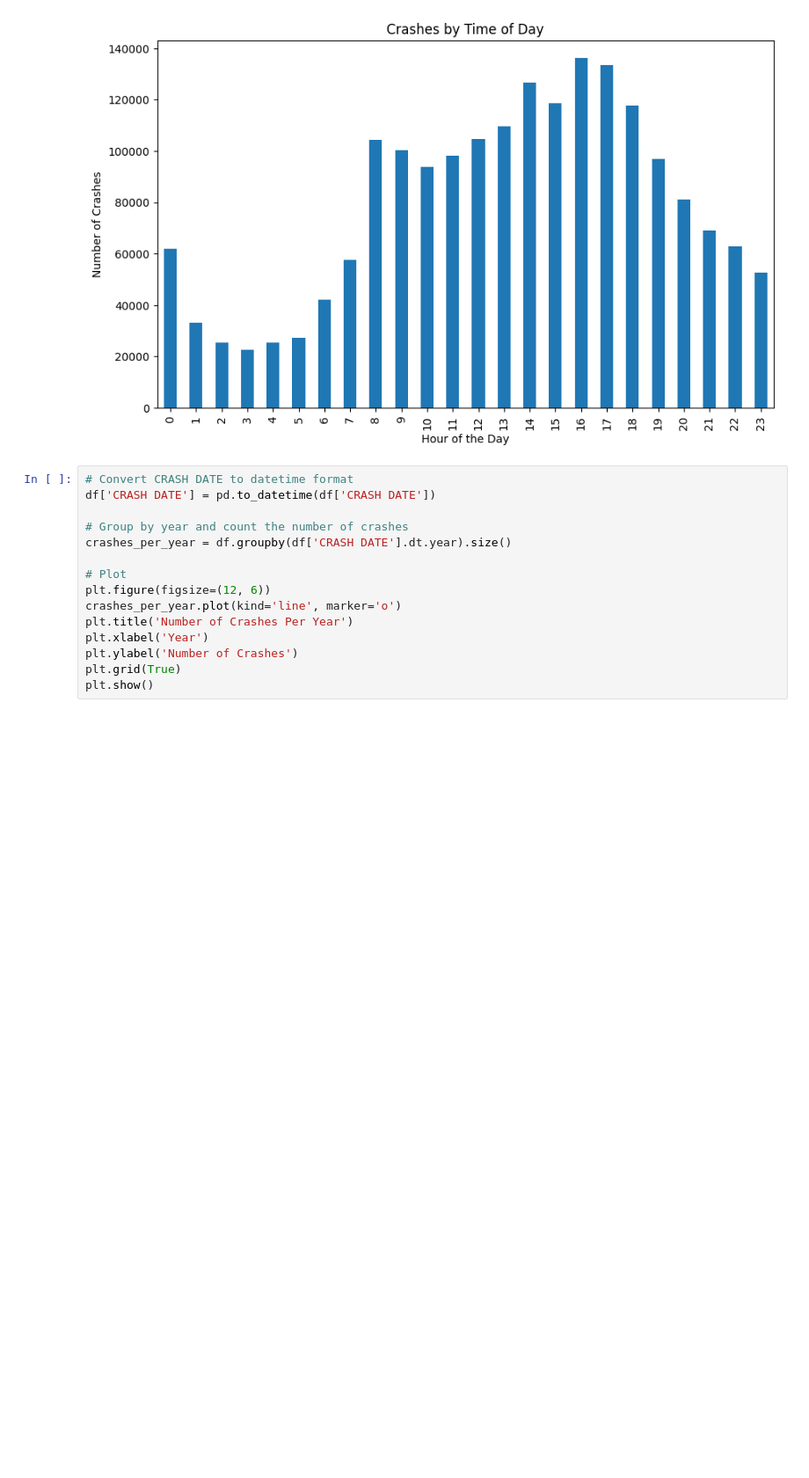
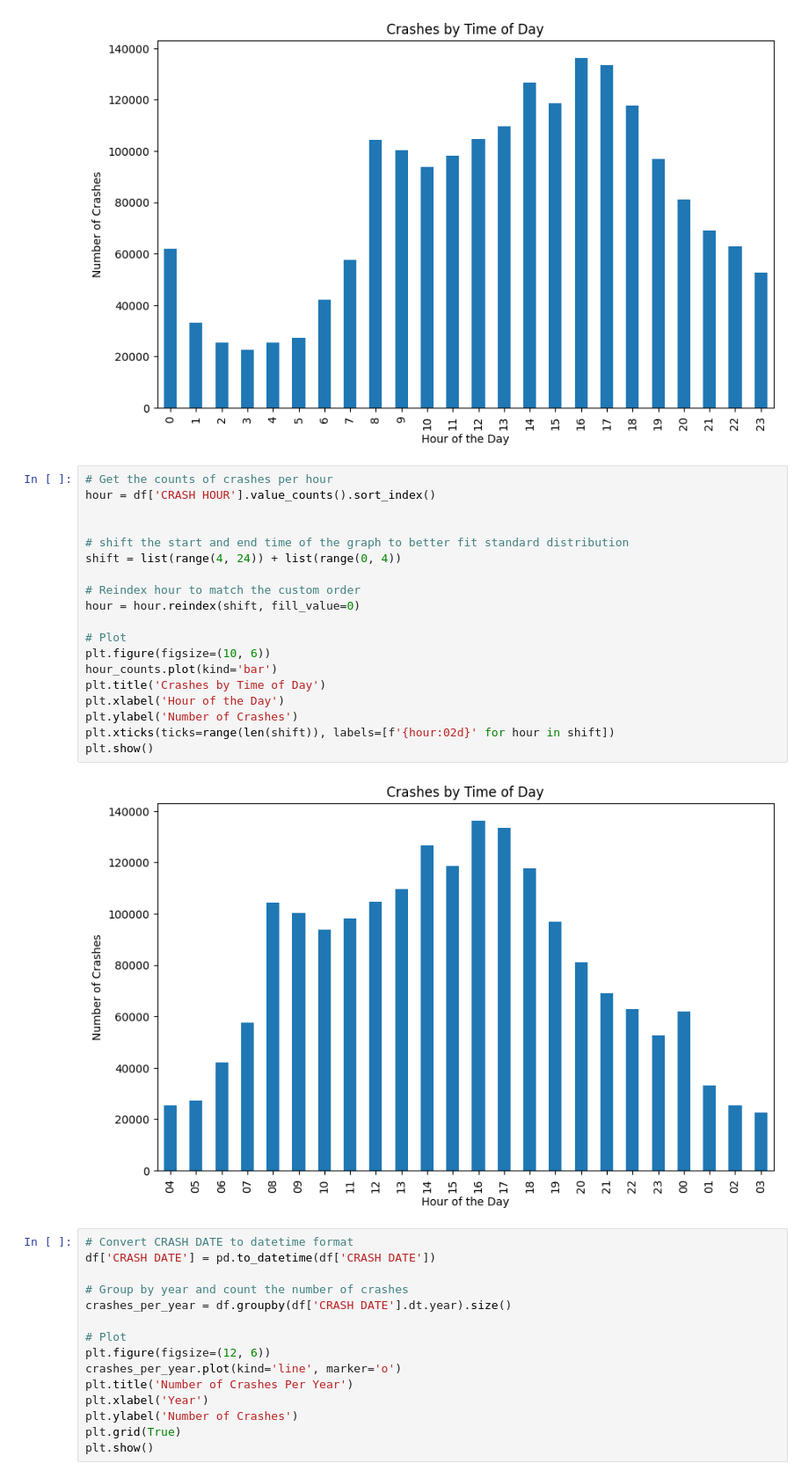
Before and after one commit to DouglasRollman/CollisionPrediction, a Jupyter notebook: crash_eda.ipynb, the cells around one changed output. Shown: that part at 88% size. Saved outputs shown, nothing was run; the diff lists cells and outputs as text; blank space fills up the shorter version.

Commit message:
shifted graph for crashes per hour to better fit normal distribution

```diff
--- a/crash_eda.ipynb
+++ b/crash_eda.ipynb
@@ -203,6 +203,27 @@ plt.ylabel('Number of Crashes')
 plt.show()
 # %% [output]
 [figure]
+# %%
+# Get the counts of crashes per hour
+hour = df['CRASH HOUR'].value_counts().sort_index()
+
+
+# shift the start and end time of the graph to better fit standard distribution
+shift = list(range(4, 24)) + list(range(0, 4))
+
+# Reindex hour to match the custom order
+hour = hour.reindex(shift, fill_value=0)
+
+# Plot
+plt.figure(figsize=(10, 6))
+hour_counts.plot(kind='bar')
+plt.title('Crashes by Time of Day')
+plt.xlabel('Hour of the Day')
+plt.ylabel('Number of Crashes')
+plt.xticks(ticks=range(len(shift)), labels=[f'{hour:02d}' for hour in shift])
+plt.show()
+# %% [output]
+[figure, added]
 # %%
 # Convert CRASH DATE to datetime format
 df['CRASH DATE'] = pd.to_datetime(df['CRASH DATE'])
```
